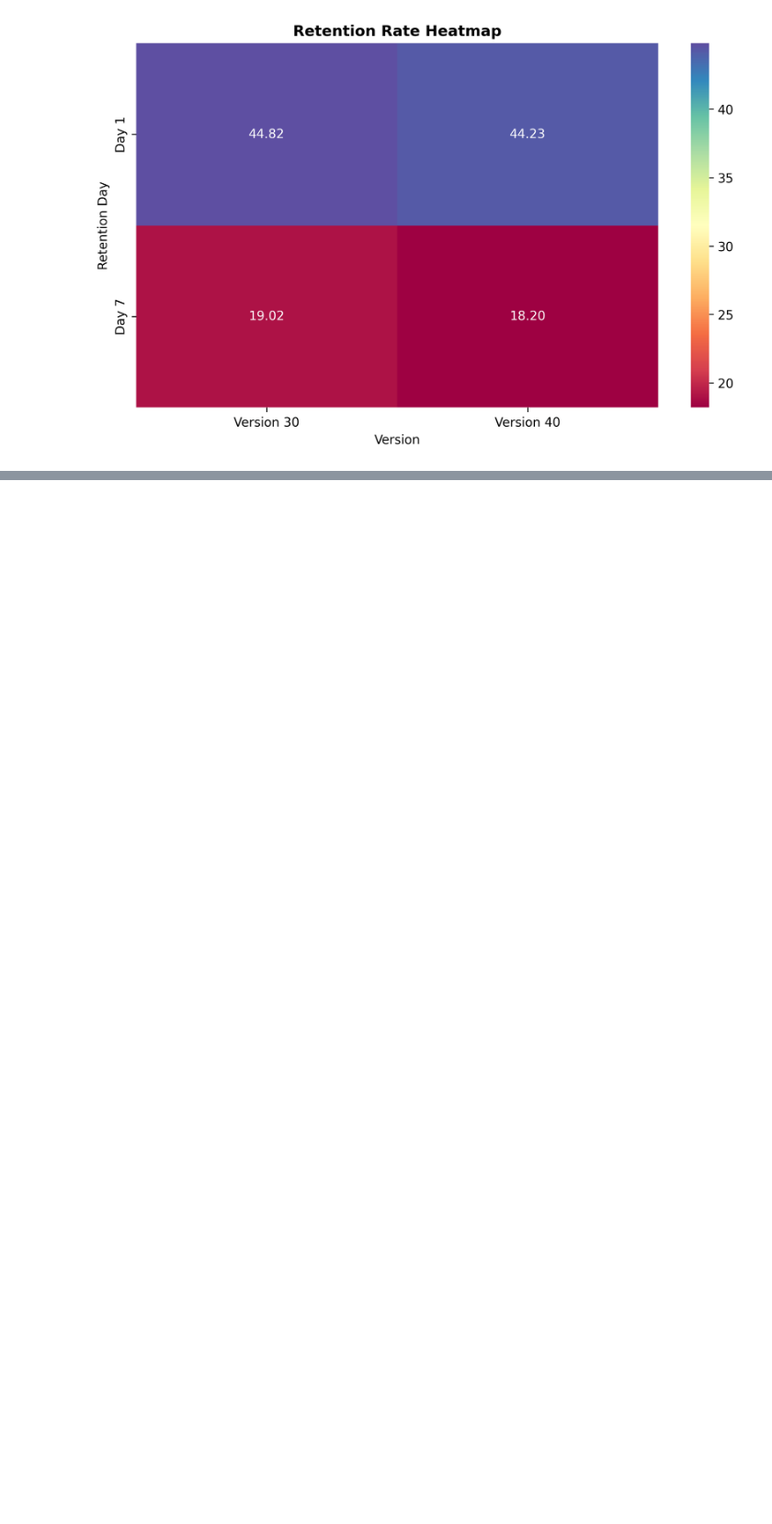
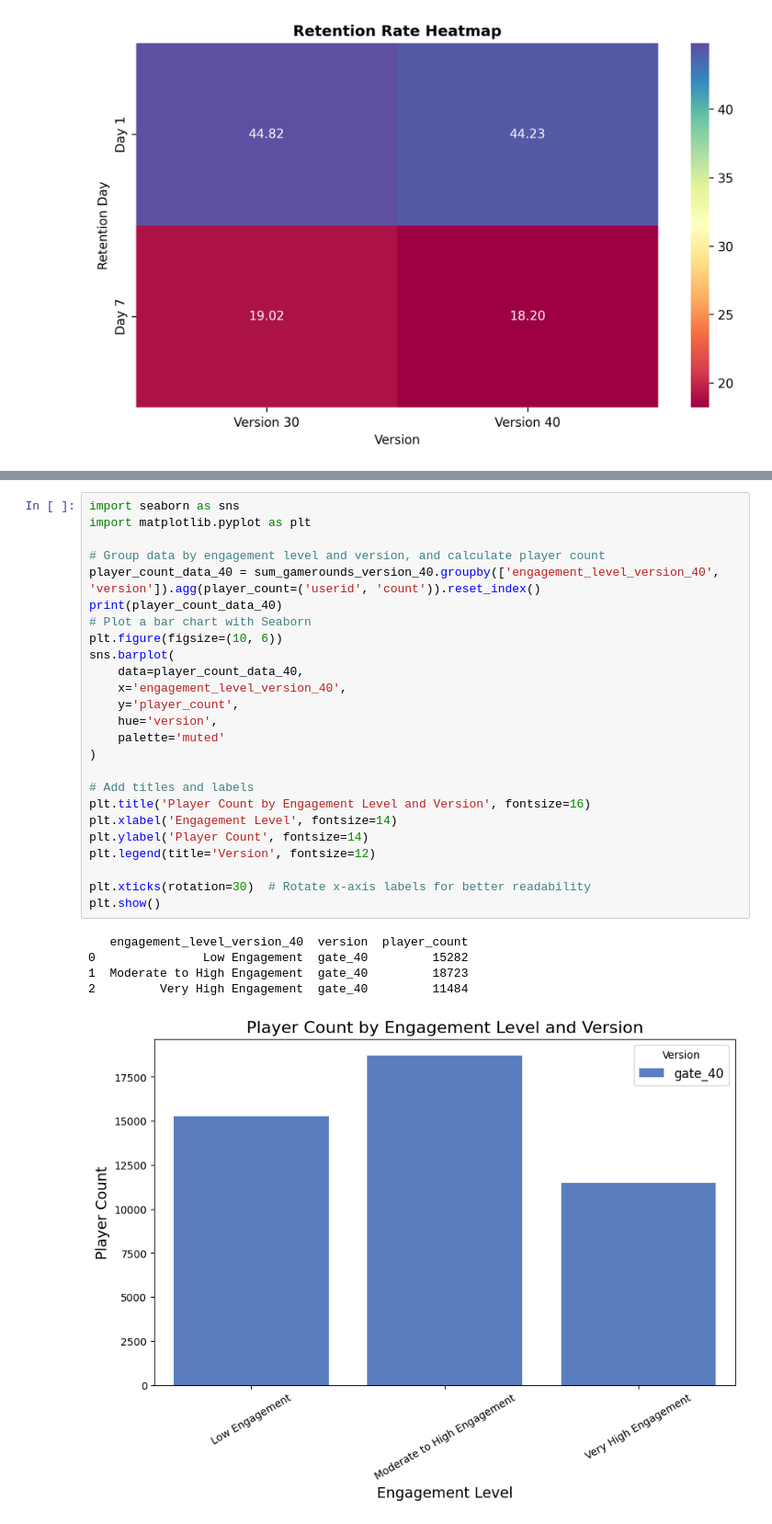
Before and after one commit to Skrishnaanjali/Cookie_cats_dataanalysis, a Jupyter notebook: Data_Analysis_cookiecats_final_draft.ipynb, the cells around one changed output, grey strips where cells are left out. Shown at 92% size. Cells and saved outputs as stored; diff of their text form; blank space fills up the shorter version.

```diff
--- a/Data_Analysis_cookiecats_final_draft.ipynb
+++ b/Data_Analysis_cookiecats_final_draft.ipynb
@@ -361,0 +531,31 @@ The categorization is done based on the mean and medium values of the "sum_gamro
+# %%
+import seaborn as sns
+import matplotlib.pyplot as plt
+
+# Group data by engagement level and version, and calculate player count
+player_count_data_40 = sum_gamerounds_version_40.groupby(['engagement_level_version_40', 'version']).agg(player_count=('userid', 'count')).reset_index()
+print(player_count_data_40)
+# Plot a bar chart with Seaborn
+plt.figure(figsize=(10, 6))
+sns.barplot(
+    data=player_count_data_40,
+    x='engagement_level_version_40',
+    y='player_count',
+    hue='version',
+    palette='muted'
+)
+
+# Add titles and labels
+plt.title('Player Count by Engagement Level and Version', fontsize=16)
+plt.xlabel('Engagement Level', fontsize=14)
+plt.ylabel('Player Count', fontsize=14)
+plt.legend(title='Version', fontsize=12)
+
+plt.xticks(rotation=30)  # Rotate x-axis labels for better readability
+plt.show()
+# %% [output]
+   engagement_level_version_40  version  player_count
+0               Low Engagement  gate_40         15282
+1  Moderate to High Engagement  gate_40         18723
+2         Very High Engagement  gate_40         11484
+[figure, added]
```
Also changed, not shown: parts of 30 cells of this notebook.
